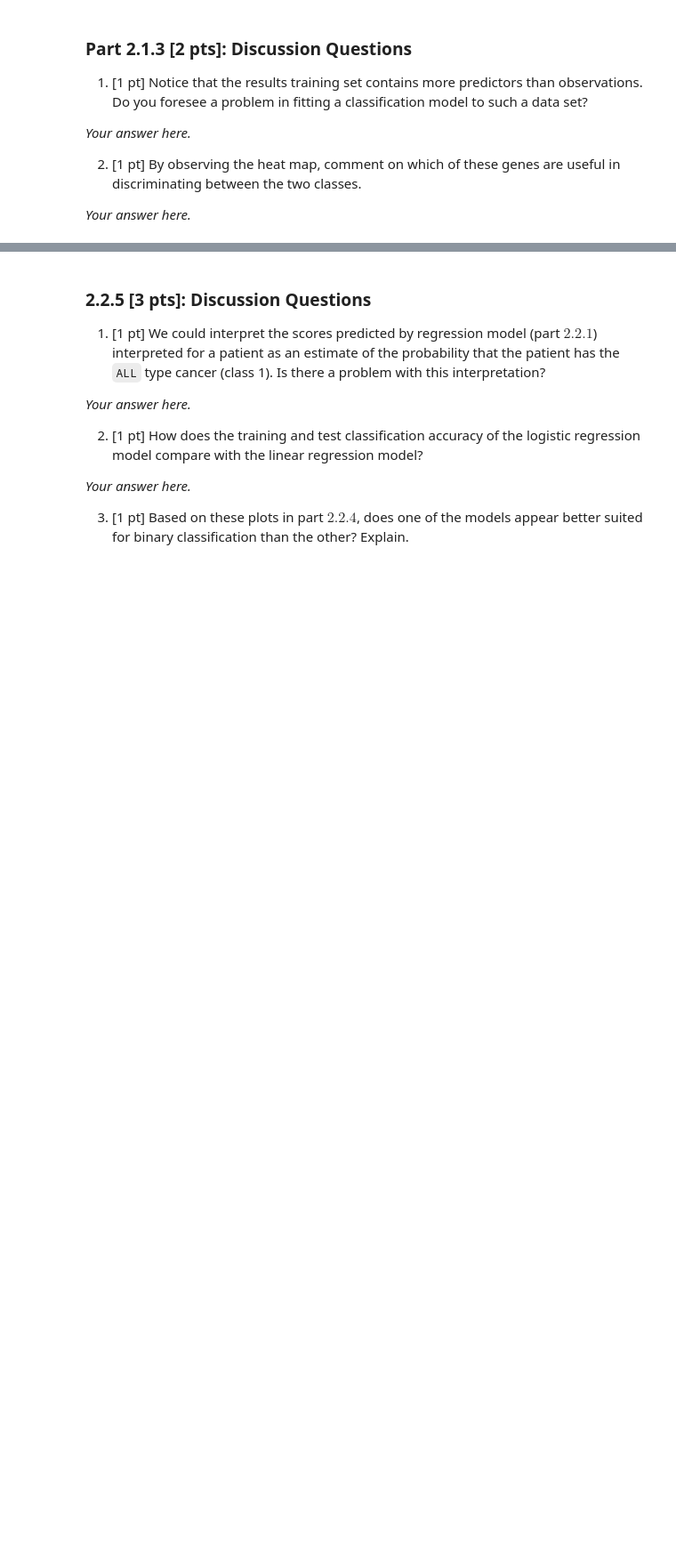
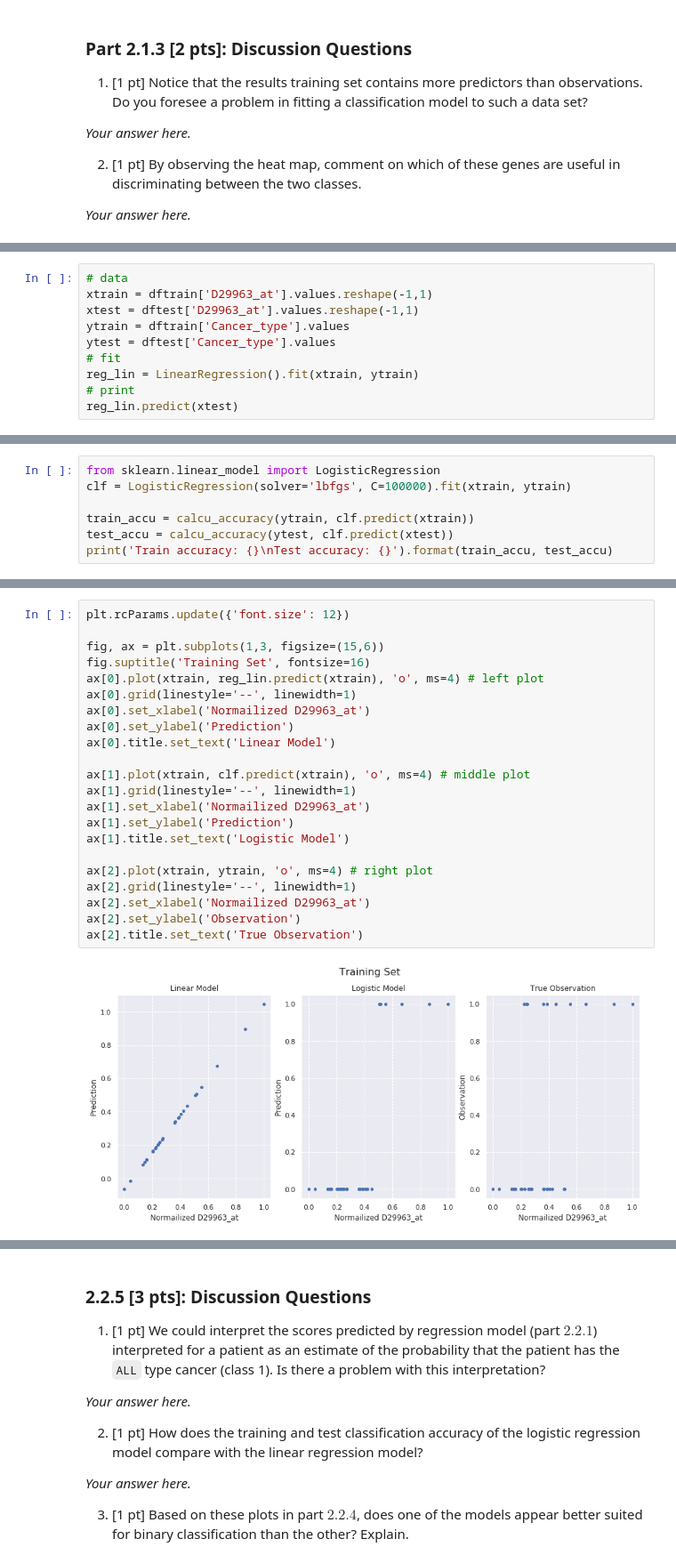
Before and after one commit to zhangxy328/2019Summer, a Jupyter notebook: Miles/HW2/hw2-working_on.ipynb, the cells around one changed output, grey strips where cells are left out. Shown at 89% size. Drawn from its saved outputs; the diff is of its cells as text; blank space fills up the shorter version.

```diff
--- a/Miles/HW2/hw2-working_on.ipynb
+++ b/Miles/HW2/hw2-working_on.ipynb
@@ -403,0 +449,10 @@ Your code should be contained in a Jupyter notebook cell. An appropriate level o
+# %%
+# data
+xtrain = dftrain['D29963_at'].values.reshape(-1,1)
+xtest = dftest['D29963_at'].values.reshape(-1,1)
+ytrain = dftrain['Cancer_type'].values
+ytest = dftest['Cancer_type'].values
+# fit
+reg_lin = LinearRegression().fit(xtrain, ytrain)
+# print
+reg_lin.predict(xtest)
@@ -467,0 +517,7 @@ ax[2].plot(...) # right plot
+# %%
+from sklearn.linear_model import LogisticRegression
+clf = LogisticRegression(solver='lbfgs', C=100000).fit(xtrain, ytrain)
+
+train_accu = calcu_accuracy(ytrain, clf.predict(xtrain))
+test_accu = calcu_accuracy(ytest, clf.predict(xtest))
+print('Train accuracy: {}\nTest accuracy: {}').format(train_accu, test_accu)
@@ -467,0 +550,24 @@ ax[2].plot(...) # right plot
+# %%
+plt.rcParams.update({'font.size': 12})
+
+fig, ax = plt.subplots(1,3, figsize=(15,6))
+fig.suptitle('Training Set', fontsize=16)
+ax[0].plot(xtrain, reg_lin.predict(xtrain), 'o', ms=4) # left plot
+ax[0].grid(linestyle='--', linewidth=1)
+ax[0].set_xlabel('Normailized D29963_at')
+ax[0].set_ylabel('Prediction')
+ax[0].title.set_text('Linear Model')
+
+ax[1].plot(xtrain, clf.predict(xtrain), 'o', ms=4) # middle plot
+ax[1].grid(linestyle='--', linewidth=1)
+ax[1].set_xlabel('Normailized D29963_at')
+ax[1].set_ylabel('Prediction')
+ax[1].title.set_text('Logistic Model')
+
+ax[2].plot(xtrain, ytrain, 'o', ms=4) # right plot
+ax[2].grid(linestyle='--', linewidth=1)
+ax[2].set_xlabel('Normailized D29963_at')
+ax[2].set_ylabel('Observation')
+ax[2].title.set_text('True Observation')
+# %% [output]
+[figure, added]
```
Also changed, not shown: parts of 13 cells of this notebook.
